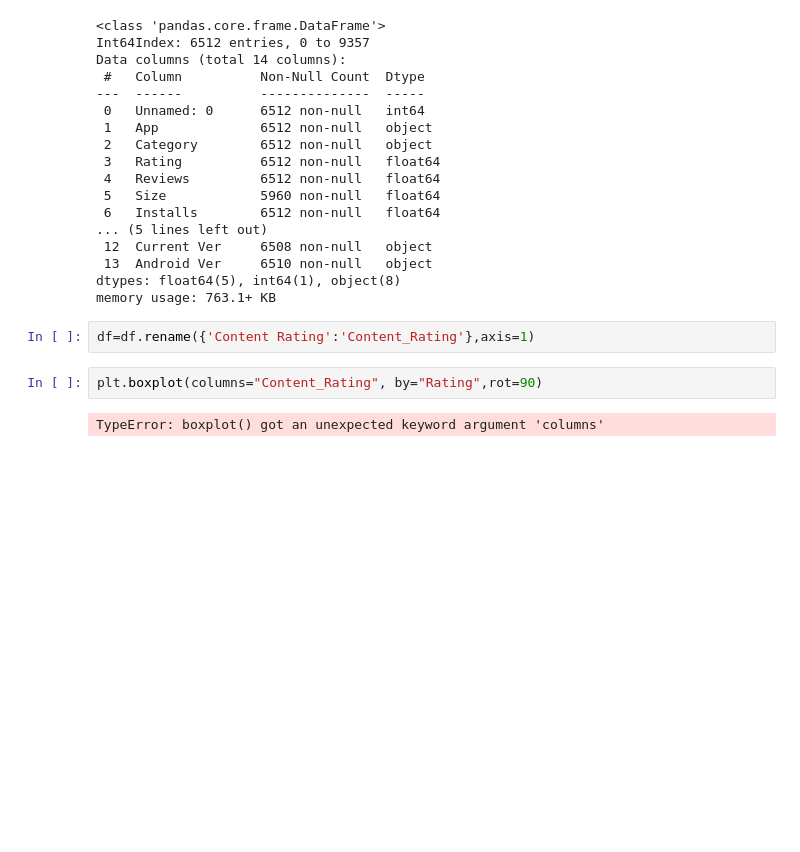
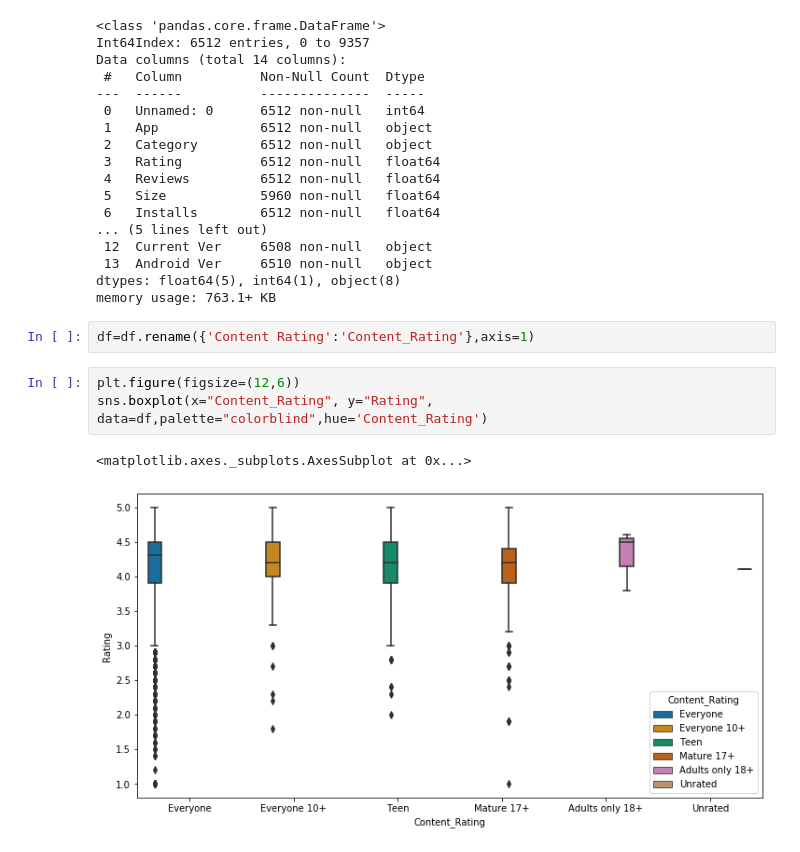
Before and after one commit to sheelpatel29/GOOGLE_APP_RATINGS-, a Jupyter notebook: ANALYSIS ON VARIABLES.ipynb, the cells around one changed output. Saved outputs shown, nothing was run; the diff lists cells and outputs as text; blank space fills up the shorter version.

```diff
--- a/ANALYSIS ON VARIABLES.ipynb
+++ b/ANALYSIS ON VARIABLES.ipynb
@@ -183,7 +184,9 @@ dtypes: float64(5), int64(1), object(8)
 memory usage: 763.1+ KB
 # %%
 df=df.rename({'Content Rating':'Content_Rating'},axis=1)
-# %%
-plt.boxplot(columns="Content_Rating", by="Rating",rot=90)
-# %% [output]
-TypeError: boxplot() got an unexpected keyword argument 'columns'
+# %%
+plt.figure(figsize=(12,6))
+sns.boxplot(x="Content_Rating", y="Rating", data=df,palette="colorblind",hue='Content_Rating')
+# %% [output]
+<matplotlib.axes._subplots.AxesSubplot at 0x...>
+[figure, added]
```
Also changed, not shown: parts of 17 cells of this notebook, 2 other files.
